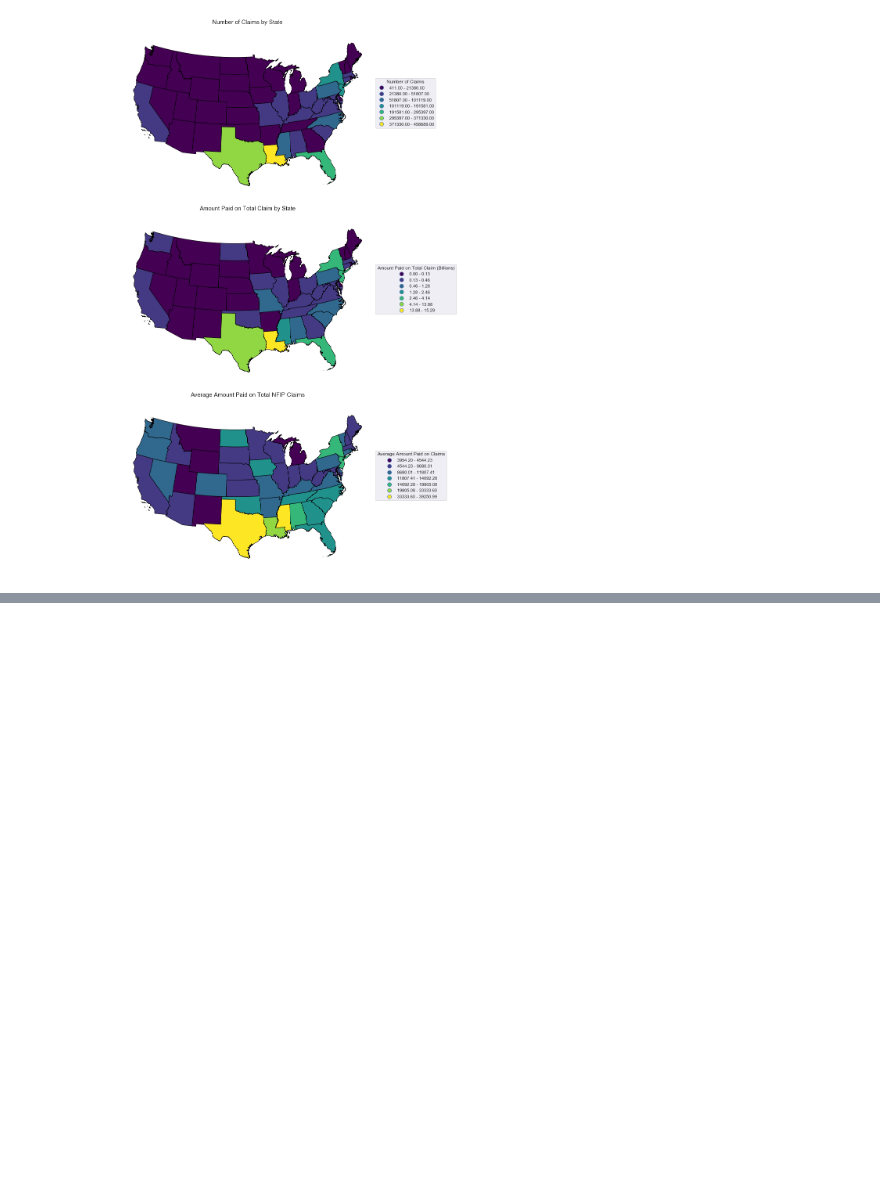
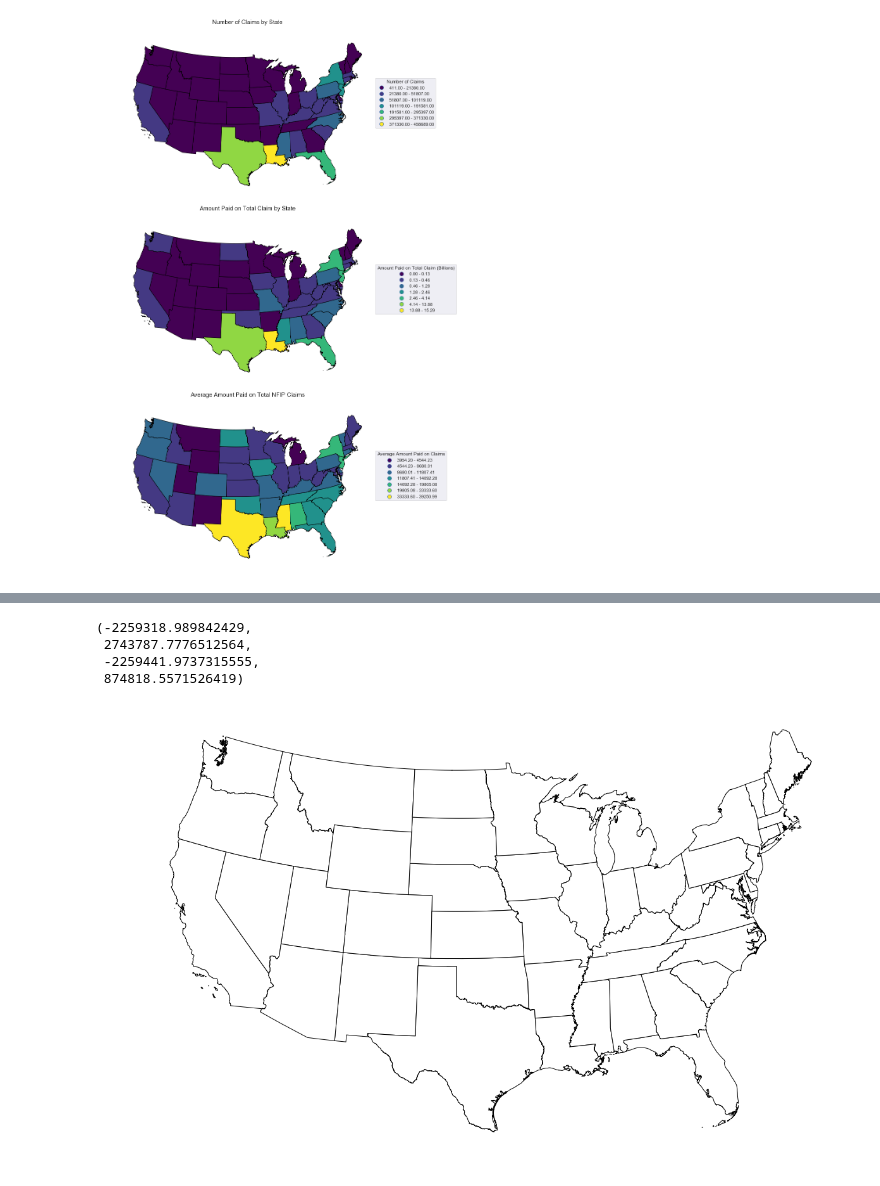
Before and after one commit to mebauer/fema-nfip-claims, a Jupyter notebook: nfip-claims-national/nfip-claims-national.ipynb, the cells around one changed output, grey strips where cells are left out. Drawn from its saved outputs; the diff is of its cells as text; code cells hidden in the pictures; blank space fills up the shorter version.

```diff
--- a/nfip-claims-national/nfip-claims-national.ipynb
+++ b/nfip-claims-national/nfip-claims-national.ipynb
@@ -1195,0 +1225,4 @@ plt.savefig('figures/nfip-claims-by-state-maps.png')
+# %%
+path = 'nfip_claims_state_map.shp'
+
+test_shp = gpd.GeoDataFrame.from_file(path)
@@ -1195,0 +1258,13 @@ plt.savefig('figures/nfip-claims-by-state-maps.png')
+# %%
+fig, ax = plt.subplots(figsize=(20,15))
+
+test_shp.plot(ax=ax, color='w', edgecolor='black')
+
+# Insert comment here
+plt.axis('off')
+# %% [output]
+(-2259318.989842429,
+ 2743787.7776512564,
+ -2259441.9737315555,
+ 874818.5571526419)
+[figure, added]
```
Also changed, not shown: parts of 18 cells of this notebook, 6 other files.
